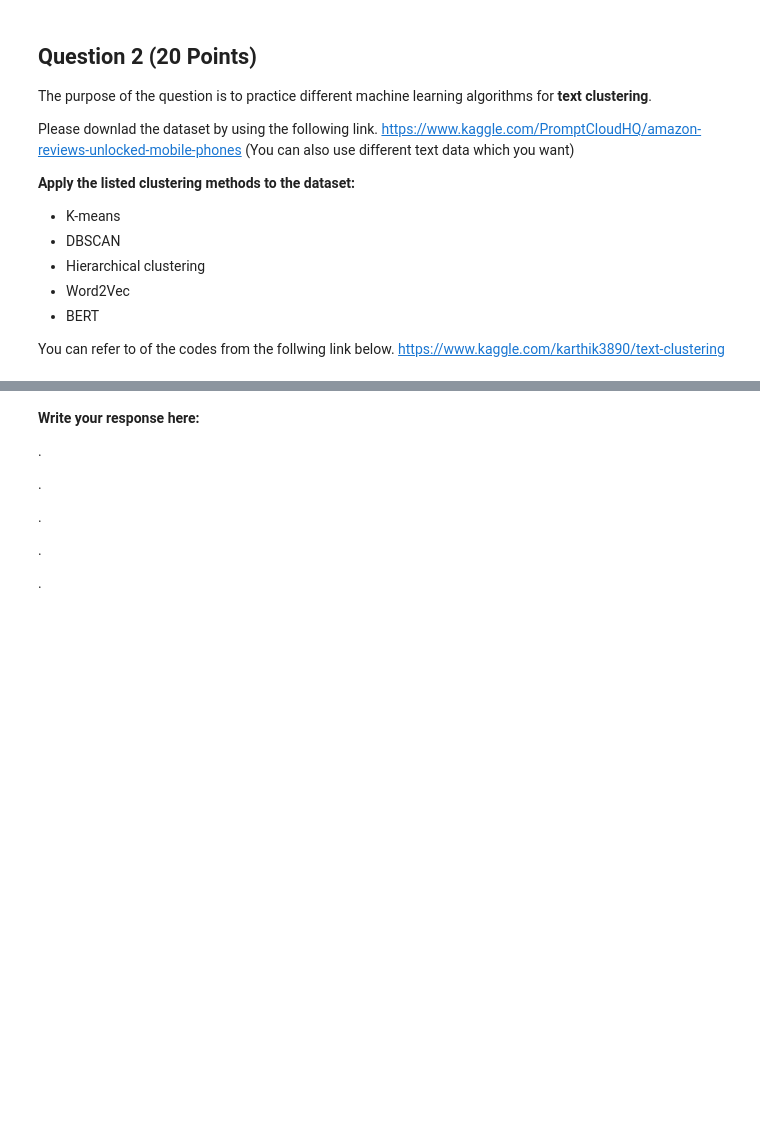
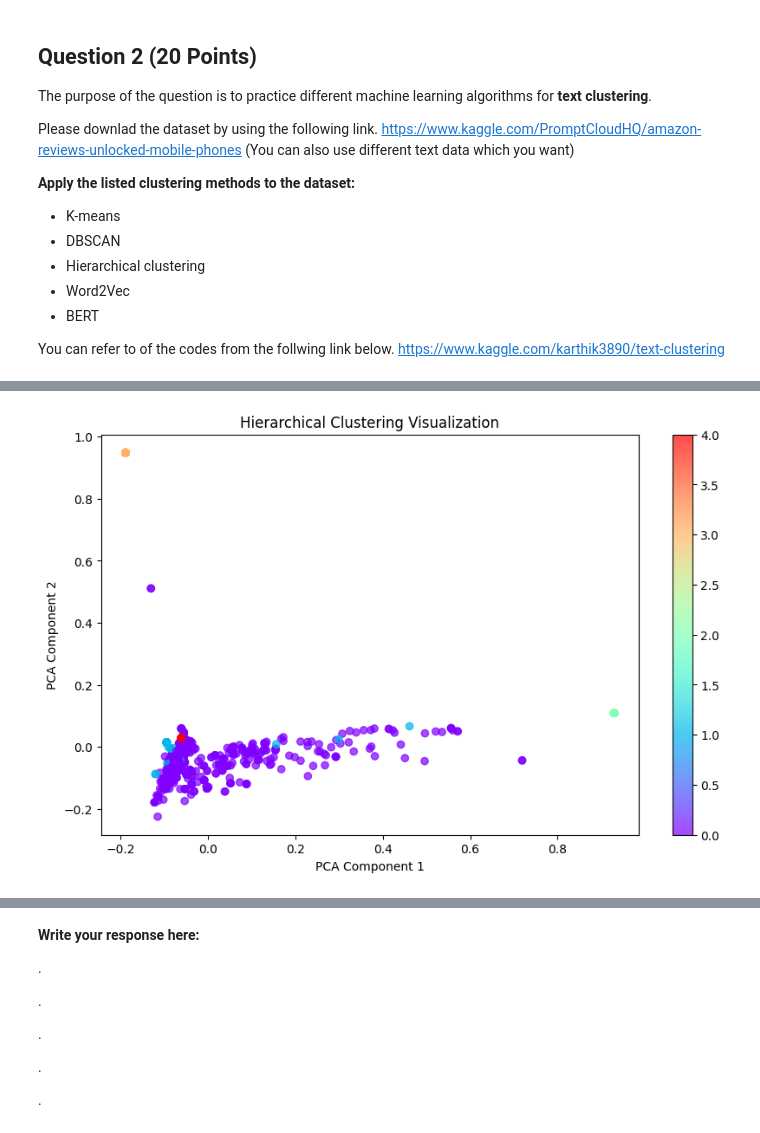
Before and after one commit to Sahithi530/Sahithi_INFO5731_Fall2024, a Jupyter notebook: Tummala_Sahithi_Exercise_05.ipynb, the cells around one changed output, grey strips where cells are left out. Saved outputs shown, nothing was run; the diff lists cells and outputs as text; code cells hidden in the pictures; blank space fills up the shorter version.

```diff
--- a/Tummala_Sahithi_Exercise_05.ipynb
+++ b/Tummala_Sahithi_Exercise_05.ipynb
@@ -843,75 +1286,95 @@ Error:
 # %%
 import pandas as pd
+import numpy as np
 import re
 from sklearn.feature_extraction.text import TfidfVectorizer
-from sklearn.cluster import DBSCAN
 from sklearn.decomposition import PCA
 import matplotlib.pyplot as plt
 from nltk.corpus import stopwords
 import nltk
+from sklearn.cluster import AgglomerativeClustering
+from google.colab import files
 
-# Download NLTK stopwords
 nltk.download('stopwords')
 
-# Load dataset (replace with your dataset path)
-file_path = '/Users/funnysahithi/Downloads/Amazon_Unlocked_Mobile.csv'  # Adjust the path
+# Function to upload a CSV file to environment
+def upload_file():
+    uploaded = files.upload()
+    file_path = next(iter(uploaded))  # Get the name of the  file
+    return file_path
+
+# Uploading the CSV file
+file_path = upload_file()
+print(f"File uploaded: {file_path}")
+
+# Loading dataset
 data = pd.read_csv(file_path)
 
+# Use only the first 1000 reviews for processing for easy review
+data = data.head(1000)
+
 # Display first few rows of the data
-print("Original Data:")
 print(data.head())
 
 # Text preprocessing function
 def preprocess_text(text):
-    if not isinstance(text, str):  # Handle non-string values
-        return ''
-    text = re.sub(r'[^a-zA-Z\s]', '', text)  # Remove non-alphabetic characters
-    text = text.lower()  # Convert to lowercase
+    # Check if text is not a string (e.g., if it's NaN or a number)
+    if not isinstance(text, str):
+        return ''  # Return empty string for non-string values
+
+    # Removing non-alphabetic characters
+    text = re.sub(r'[^a-zA-Z\s]', '', text)
+    # Converting to lowercase
+    text = text.lower()
+    # Removing stopwords
     stop_words = set(stopwords.words('english'))
     words = text.split()
-    words = [word for word in words if word not in stop_words]  # Remove stopwords
+    words = [word for word in words if word not in stop_words]
     return ' '.join(words)
 
-# Apply preprocessing
-data['cleaned_text'] = data['Reviews'].fillna("").apply(preprocess_text)
+# Apply preprocessing to the text column, ensuring non-string values are handled
+data['cleaned_text'] = data['Reviews'].apply(preprocess_text)
 
-# Display cleaned data
-print("\nCleaned Data:")
+# Showing the cleaned data
 print(data[['Reviews', 'cleaned_text']].head())
 
-# Vectorize text using TF-IDF
-vectorizer = TfidfVectorizer(max_features=500)  # Reduce to 500 features for better performance
+# Vectorizing the text data using TF-IDF
+vectorizer = TfidfVectorizer(max_features=1000)  # Limit features to avoid memory issues
 X = vectorizer.fit_transform(data['cleaned_text'])
 
-# Reduce dimensionality using PCA
-pca = PCA(n_components=50, random_state=42)  # Reduce to 50 dimensions for DBSCAN efficiency
-X_reduced = pca.fit_transform(X.toarray())
+# Apply Hierarchical (Agglomerative) Clustering
+agglomerative = AgglomerativeClustering(n_clusters=5, linkage='ward')  # You can adjust n_clusters and linkage method
+data['cluster'] = agglomerative.fit_predict(X.toarray())
 
-# Apply DBSCAN clustering
-eps_value = 0.3  # Distance threshold
-min_samples_value = 10  # Minimum points per cluster
-dbscan = DBSCAN(eps=eps_value, min_samples=min_samples_value, metric='euclidean')
-dbscan_labels = dbscan.fit_predict(X_reduced)
+# Printing the cluster assignments
+print("Hierarchical Cluster assignments:")
+print(data[['Reviews', 'cleaned_text', 'cluster']].head(10))
 
-# Assign cluster labels
-data['dbscan_cluster'] = dbscan_labels
+# Reducing dimensionality for visualization using PCA
+pca = PCA(n_components=2, random_state=42)
+X_pca = pca.fit_transform(X.toarray())
 
-# Visualize DBSCAN Clustering (2D PCA)
-pca_2d = PCA(n_components=2, random_state=42)
-X_pca_2d = pca_2d.fit_transform(X_reduced)
-
+# Plotting the clustered data
 plt.figure(figsize=(10, 6))
-scatter_dbscan = plt.scatter(X_pca_2d[:, 0], X_pca_2d[:, 1], c=dbscan_labels, cmap='viridis', alpha=0.7)
-plt.colorbar(scatter_dbscan)
-plt.title("DBSCAN Clustering Visualization")
+scatter = plt.scatter(X_pca[:, 0], X_pca[:, 1], c=data['cluster'], cmap='rainbow', alpha=0.7)
+plt.colorbar(scatter)
+plt.title("Hierarchical Clustering Visualization")
 plt.xlabel("PCA Component 1")
 plt.ylabel("PCA Component 2")
 plt.show()
 
-# Print clustering results
-print("\nDBSCAN Clustering Results:")
-unique_clusters = set(dbscan_labels)
-for cluster in unique_clusters:
-    print(f"\nCluster {cluster} ({'Noise' if cluster == -1 else 'Cluster'}):")
-    print(data[data['dbscan_cluster'] == cluster]['cleaned_text'].head(5))
+# Analyze the clusters
+num_clusters = len(set(data['cluster']))  # Get the number of clusters
+for i in range(num_clusters):
+    print(f"Cluster {i}:")
+    print(data[data['cluster'] == i]['cleaned_text'].head(10))
+    print("\n")
+
+# Saving the output to a CSV file in the Colab environment
+output_filename = '/content/output_hierarchical.csv'  # Save file to Colab's environment
+data.to_csv(output_filename, index=False)
+print(f"Output saved to {output_filename}")
+
+# Downloading the file to the local
+files.download(output_filename)
 # %% [output]
@@ -937,0 +1401 @@ Original Data:
+[figure, added]
```
Also changed, not shown: parts of 46 cells of this notebook.
